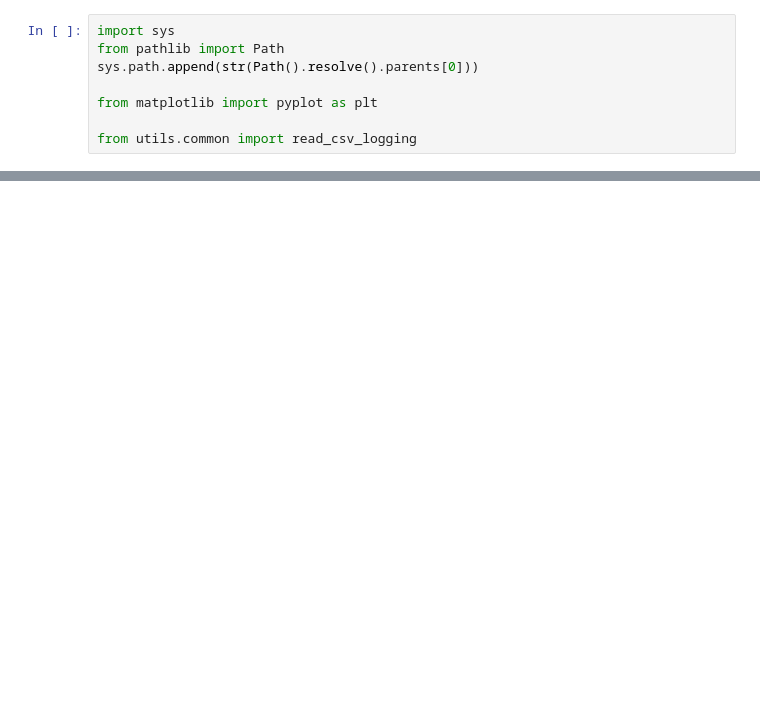
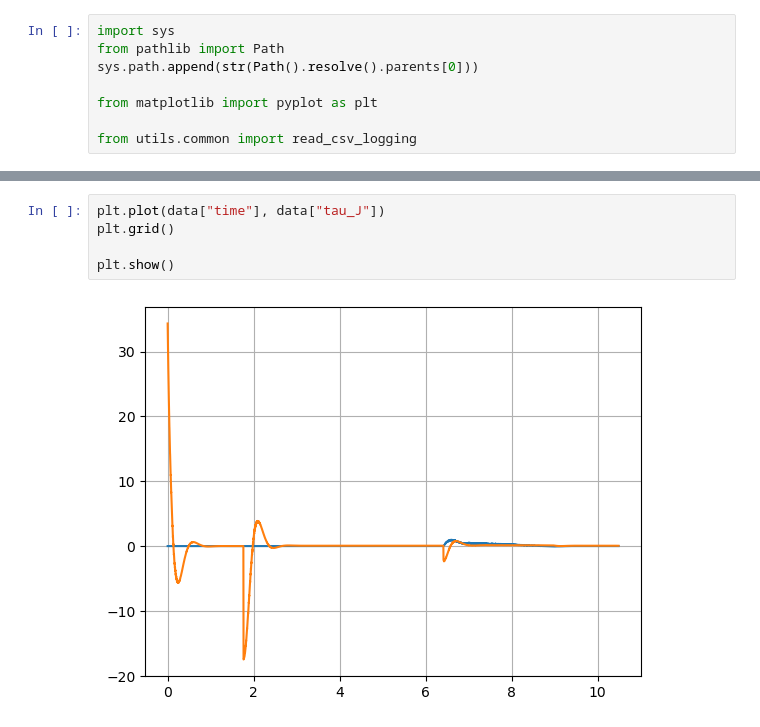
Before and after one commit to AlexanderWegenerRobotics/teleop-simulator, a Jupyter notebook: analysis/notebooks/read_logging.ipynb, the cells around one changed output, grey strips where cells are left out. Drawn from its saved outputs; the diff is of its cells as text; blank space fills up the shorter version.

```diff
--- a/analysis/notebooks/read_logging.ipynb
+++ b/analysis/notebooks/read_logging.ipynb
@@ -23,0 +33,7 @@ plt.show()
+# %%
+plt.plot(data["time"], data["tau_J"])
+plt.grid()
+
+plt.show()
+# %% [output]
+[figure, added]
```
Also changed, not shown: parts of 5 cells of this notebook, 11 other files.
